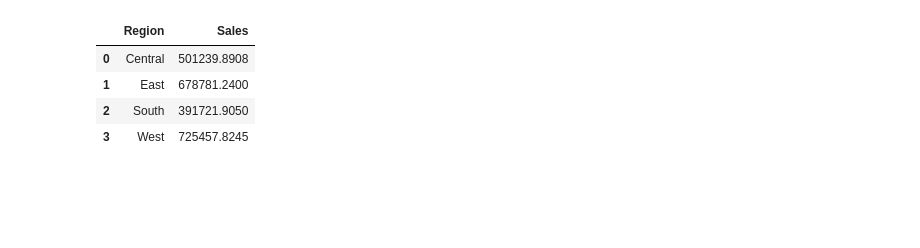
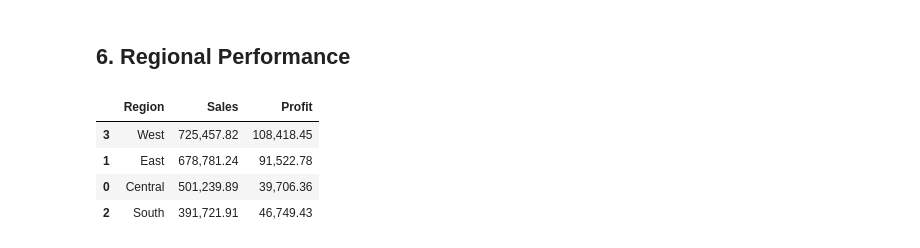
Before and after one commit to Gulaksoy/superstore-sales-analysis, a Jupyter notebook: superstore-analysis.ipynb, the cells around one changed output. Cells and saved outputs as stored; diff of their text form; code cells hidden in the pictures; blank space fills up the shorter version.

```diff
--- a/superstore-analysis.ipynb
+++ b/superstore-analysis.ipynb
@@ -1,3 +44,8 @@
 # %%
 import numpy as np
 import pandas as pd
+import matplotlib.pyplot as plt
+import seaborn as sns
+
+sns.set(style="whitegrid")
+pd.options.display.float_format = '{:,.2f}'.format
@@ -86,9 +256,14 @@ plt.show()
+# %% [markdown]
+## 6. Regional Performance
 # %%
-region_sales = df.groupby("Region")["Sales"].sum().reset_index()
-region_sales
+region_summary = df.groupby("Region").agg(
+    Sales=("Sales", "sum"),
+    Profit=("Profit", "sum")
+).reset_index().sort_values("Sales", ascending=False)
+region_summary
 # %% [output]
-|  | Region | Sales |
-| 0 | Central | 501239.8908 |
-| 1 | East | 678781.2400 |
-| 2 | South | 391721.9050 |
-| 3 | West | 725457.8245 |
+|  | Region | Sales | Profit |
+| 3 | West | 725,457.82 | 108,418.45 |
+| 1 | East | 678,781.24 | 91,522.78 |
+| 0 | Central | 501,239.89 | 39,706.36 |
+| 2 | South | 391,721.91 | 46,749.43 |
```
Also changed, not shown: parts of 35 cells of this notebook.
